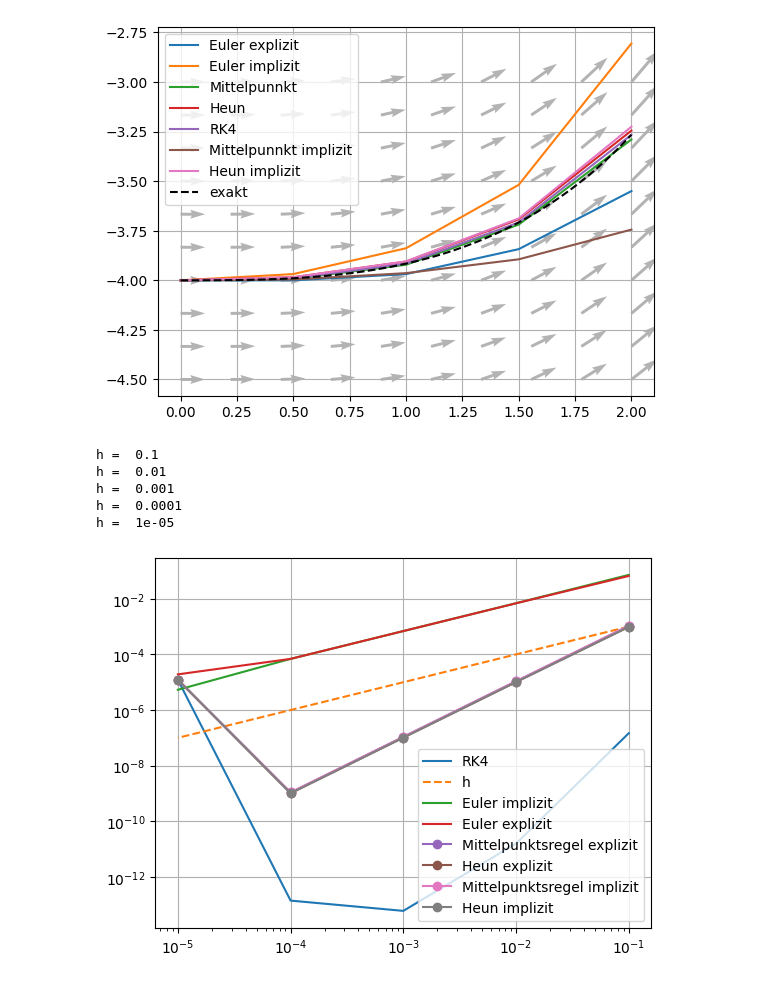
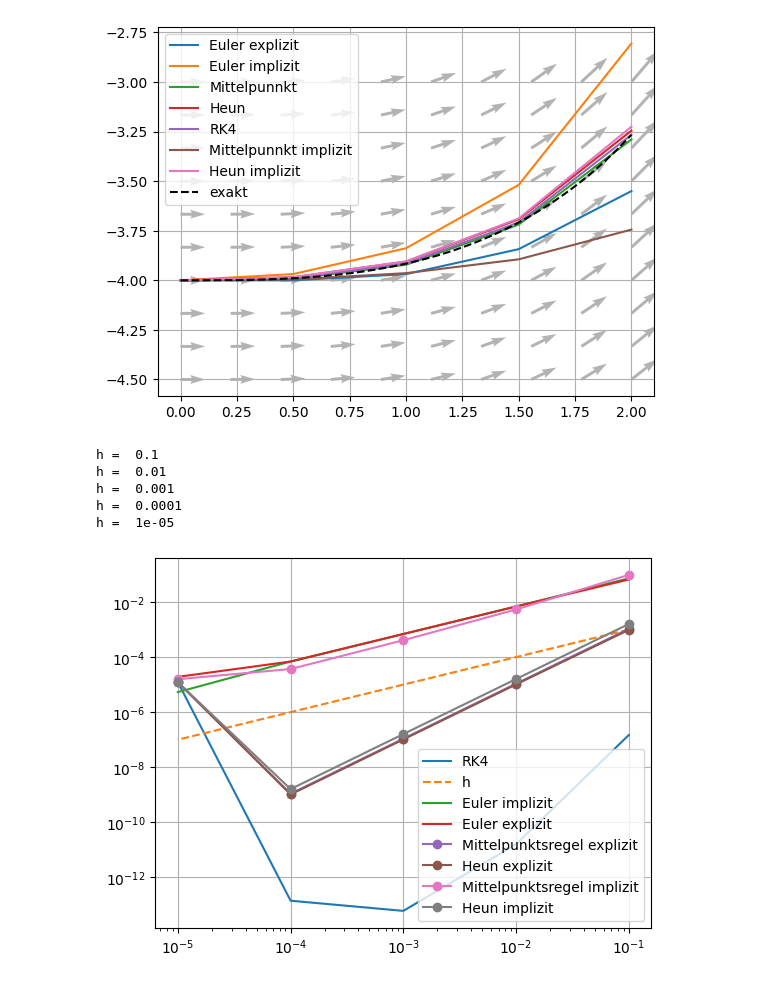
Before and after one commit to BieriCyril/ZHAW_STt_NUM1, a Jupyter notebook: NUM1_Praktikum_W10_W11.ipynb, the cells around one changed output. Saved outputs shown, nothing was run; the diff lists cells and outputs as text; code cells hidden in the pictures.

```diff
--- a/NUM1_Praktikum_W10_W11.ipynb
+++ b/NUM1_Praktikum_W10_W11.ipynb
@@ -418,39 +418,39 @@ for h in hs:
 
     xm_i, ym_i = Mittelpunktsregel_Impl(f, x0, y0, h, xn, df)
     xh_i, yh_i = Heun_Impl(f, x0, y0, h, xn, df)
-    errM_I.append(abs(ym[-1] - yexact(xn)))
-    errH_I.append(abs(yh[-1] - yexact(xn)))
+    errM_I.append(abs(ym_i[-1] - yexact(xn)))
+    errH_I.append(abs(yh_i[-1] - yexact(xn)))
 #####
     ##COSTS:
     costE.append(N * 1)
     costI.append(N * 1)
     costM.append(N * 2)
     costH.append(N * 2)
     costR.append(N * 4)
 
     costM_I.append(N * 2)
     costH_I.append(N * 2)
 
 plt.figure()
 plt.loglog(hs, np.abs(errRK), label = "RK4")
 plt.loglog(hs, 1e-2*hs, '--', label = "h")
 plt.loglog(hs, np.abs(errI), label = "Euler implizit")
 plt.loglog(hs, np.abs(errE), label = "Euler explizit")
 plt.loglog(hs, errM, 'o-', label='Mittelpunktsregel explizit')
 plt.loglog(hs, errH, 'o-', label='Heun explizit')
 
 plt.loglog(hs, errM_I, 'o-', label='Mittelpunktsregel implizit')
 plt.loglog(hs, errH_I, 'o-', label='Heun implizit')
 
 plt.legend()
 plt.grid()
 # %% [output]
 h =  0.1
 h =  0.01
 h =  0.001
 h =  0.0001
 h =  1e-05
-[figure, old version]
+[figure, new version]
 # %%
 plt.figure()
 
```
Also changed, not shown: parts of 1 cell of this notebook.
